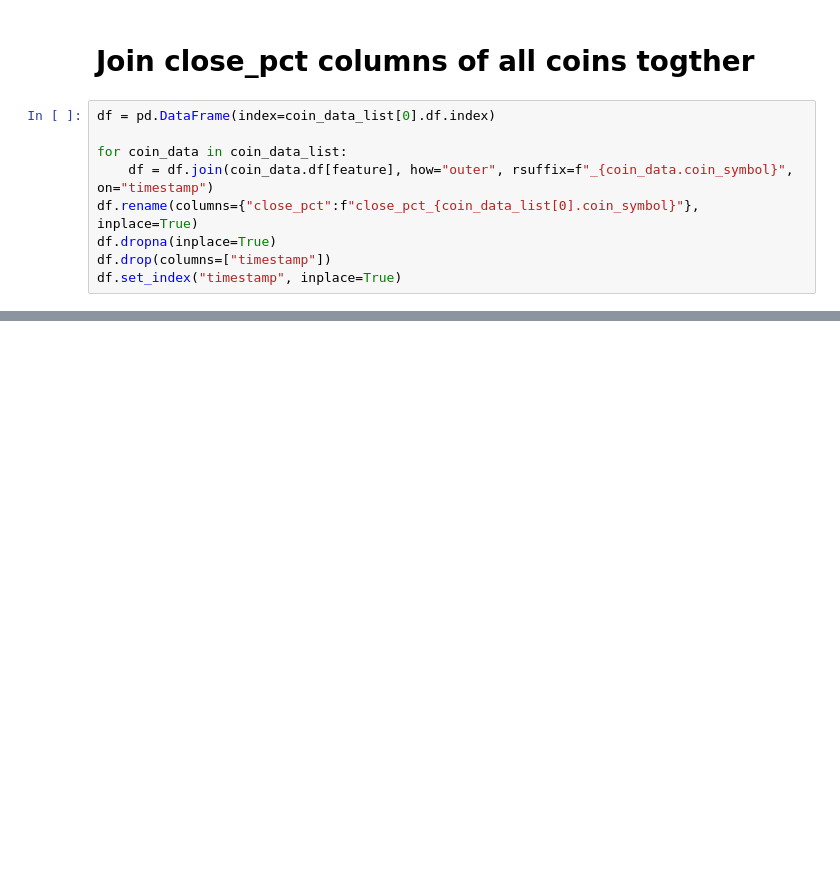
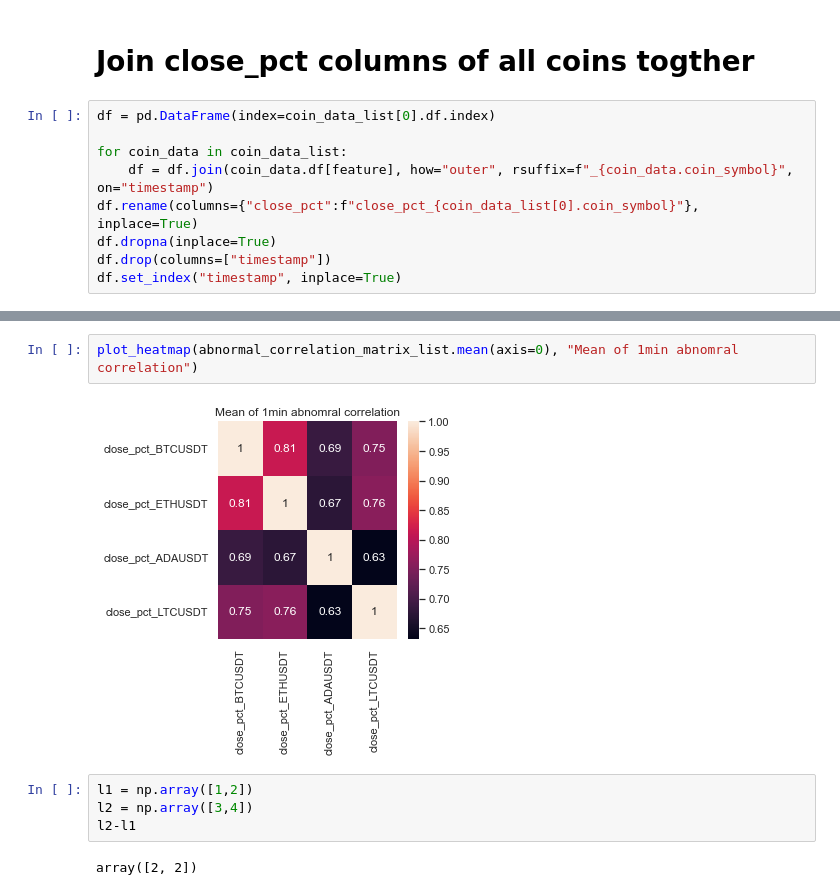
Before and after one commit to guyvandam/3rdYearResearchProject, a Jupyter notebook: correlation_research.ipynb, the cells around one changed output, grey strips where cells are left out. Drawn from its saved outputs; the diff is of its cells as text; blank space fills up the shorter version.

```diff
--- a/correlation_research.ipynb
+++ b/correlation_research.ipynb
@@ -94,0 +106,10 @@ sn.heatmap(mean_corr_df, annot=True).set(title='Mean of 1min all time correaltio
+# %%
+plot_heatmap(abnormal_correlation_matrix_list.mean(axis=0), "Mean of 1min abnomral correlation")
+# %% [output]
+[figure, added]
+# %%
+l1 = np.array([1,2])
+l2 = np.array([3,4])
+l2-l1
+# %% [output]
+array([2, 2])
```
Also changed, not shown: parts of 15 cells of this notebook, 3 other files.
